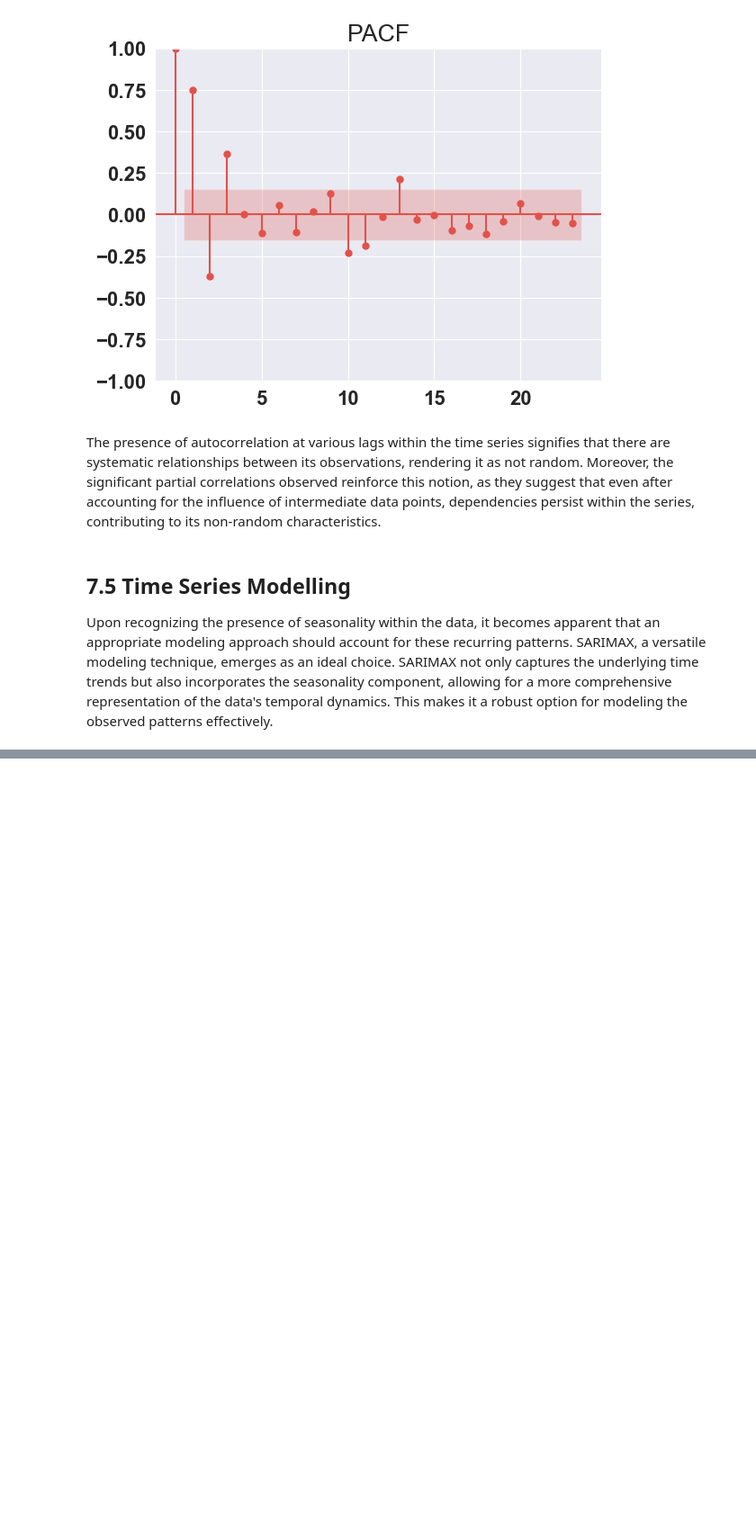
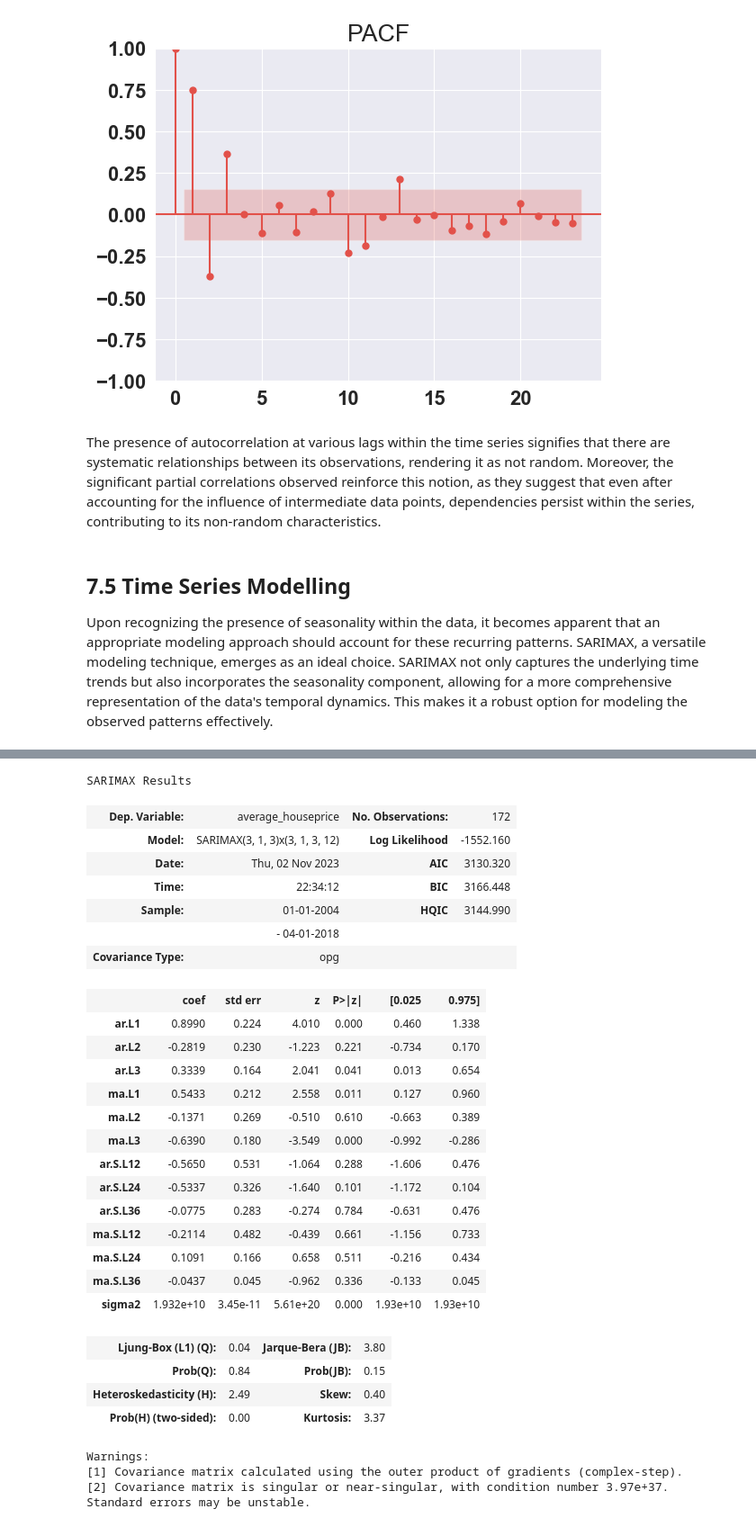
Before and after one commit to FionaNalianya/Forecasting-real-estate-prices, a Jupyter notebook: notebook.ipynb, the cells around one changed output, grey strips where cells are left out. Shown at 90% size. Cells and saved outputs as stored; diff of their text form; code cells hidden in the pictures; blank space fills up the shorter version.

```diff
--- a/notebook.ipynb
+++ b/notebook.ipynb
@@ -1067,0 +1190,33 @@ NameError: name 'pm' is not defined
+# %%
+results2 = my_model2.fit()
+results2.summary()
+# %% [output]
+SARIMAX Results
+| Dep. Variable: | average_houseprice | No. Observations: | 172 |
+| Model: | SARIMAX(3, 1, 3)x(3, 1, 3, 12) | Log Likelihood | -1552.160 |
+| Date: | Thu, 02 Nov 2023 | AIC | 3130.320 |
+| Time: | 22:34:12 | BIC | 3166.448 |
+| Sample: | 01-01-2004 | HQIC | 3144.990 |
+|  | - 04-01-2018 |  |  |
+| Covariance Type: | opg |  |  |
+|  | coef | std err | z | P>|z| | [0.025 | 0.975] |
+| ar.L1 | 0.8990 | 0.224 | 4.010 | 0.000 | 0.460 | 1.338 |
+| ar.L2 | -0.2819 | 0.230 | -1.223 | 0.221 | -0.734 | 0.170 |
+| ar.L3 | 0.3339 | 0.164 | 2.041 | 0.041 | 0.013 | 0.654 |
+| ma.L1 | 0.5433 | 0.212 | 2.558 | 0.011 | 0.127 | 0.960 |
+| ma.L2 | -0.1371 | 0.269 | -0.510 | 0.610 | -0.663 | 0.389 |
+| ma.L3 | -0.6390 | 0.180 | -3.549 | 0.000 | -0.992 | -0.286 |
+| ar.S.L12 | -0.5650 | 0.531 | -1.064 | 0.288 | -1.606 | 0.476 |
+| ar.S.L24 | -0.5337 | 0.326 | -1.640 | 0.101 | -1.172 | 0.104 |
+| ar.S.L36 | -0.0775 | 0.283 | -0.274 | 0.784 | -0.631 | 0.476 |
+| ma.S.L12 | -0.2114 | 0.482 | -0.439 | 0.661 | -1.156 | 0.733 |
+| ma.S.L24 | 0.1091 | 0.166 | 0.658 | 0.511 | -0.216 | 0.434 |
+| ma.S.L36 | -0.0437 | 0.045 | -0.962 | 0.336 | -0.133 | 0.045 |
+| sigma2 | 1.932e+10 | 3.45e-11 | 5.61e+20 | 0.000 | 1.93e+10 | 1.93e+10 |
+| Ljung-Box (L1) (Q): | 0.04 | Jarque-Bera (JB): | 3.80 |
+| Prob(Q): | 0.84 | Prob(JB): | 0.15 |
+| Heteroskedasticity (H): | 2.49 | Skew: | 0.40 |
+| Prob(H) (two-sided): | 0.00 | Kurtosis: | 3.37 |
+Warnings:
+[1] Covariance matrix calculated using the outer product of gradients (complex-step).
+[2] Covariance matrix is singular or near-singular, with condition number 3.97e+37. Standard errors may be unstable.
```
Also changed, not shown: parts of 18 cells of this notebook.
